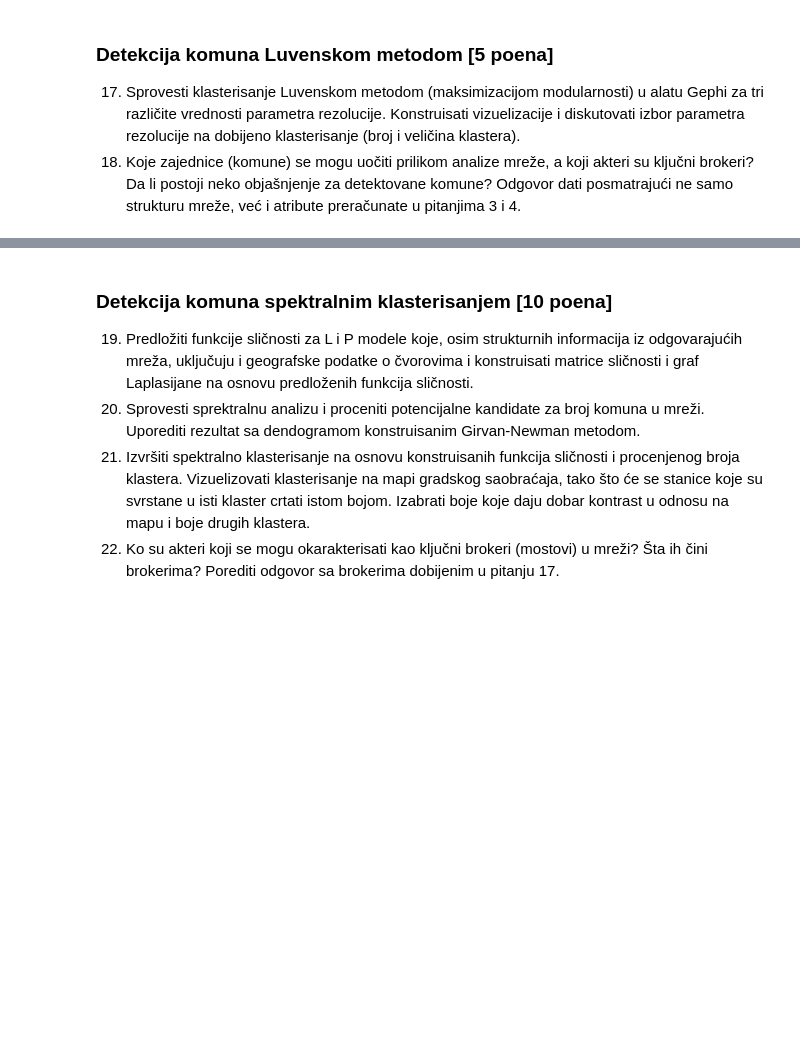
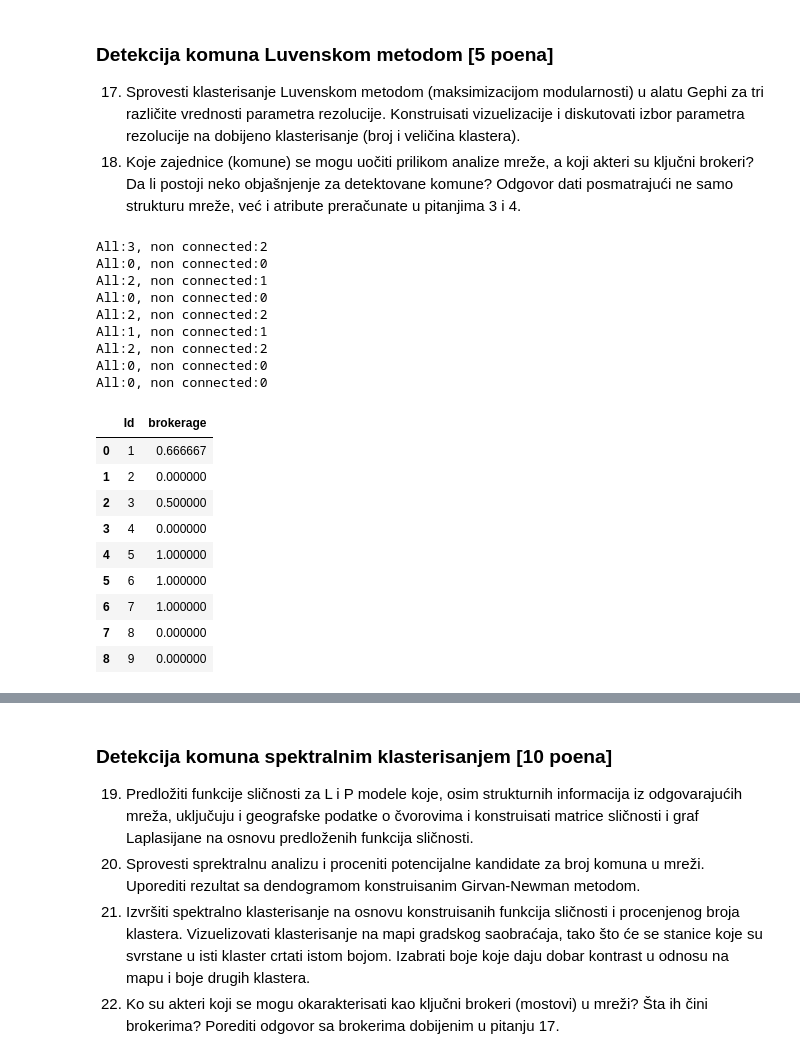
Before and after one commit to markods/BelgradeTransportNet, a Jupyter notebook: src/projekat.ipynb, the cells around one changed output, grey strips where cells are left out. Drawn from its saved outputs; the diff is of its cells as text; code cells hidden in the pictures; blank space fills up the shorter version.

Commit message:
Dodato racunanje brokera

```diff
--- a/src/projekat.ipynb
+++ b/src/projekat.ipynb
@@ -950,6 +950,50 @@ df_centralities_composite
 ### Detekcija komuna Luvenskom metodom [5 poena]
 17) Sprovesti klasterisanje Luvenskom metodom (maksimizacijom modularnosti) u alatu Gephi za tri različite vrednosti parametra rezolucije. Konstruisati vizuelizacije i diskutovati izbor parametra rezolucije na dobijeno klasterisanje (broj i veličina klastera).
 18) Koje zajednice (komune) se mogu uočiti prilikom analize mreže, a koji akteri su ključni brokeri? Da li postoji neko objašnjenje za detektovane komune? Odgovor dati posmatrajući ne samo strukturu mreže, već i atribute preračunate u pitanjima 3 i 4.
+# %%
+# Racunanje brokera
+# Relaciona centralnost je izracunata ranije i ne zavisi od podele
+def calculate_brokerage_for_node(G:nx.Graph, node, community_attribute):
+    ego_network = nx.ego_graph(G, node)
+    pairs_from_different_community = 0
+    non_connected_pairs_from_different_community = 0
+    for u, v in combinations(ego_network.nodes(), 2):
+        if u != node and v!= node:
+            if G.nodes[u][community_attribute] != G.nodes[v][community_attribute]:
+                pairs_from_different_community = pairs_from_different_community + 1
+                non_connected_pairs_from_different_community = non_connected_pairs_from_different_community + (1 if not G.has_edge(u, v) else 0)
+    print(f"All:{pairs_from_different_community}, non connected:{non_connected_pairs_from_different_community}")
+    return 0 if pairs_from_different_community == 0 else non_connected_pairs_from_different_community / pairs_from_different_community
+
+def calculate_brokerage_for_network(G:nx.Graph, community_attribute):
+    brokerage = {}
+    for node in G.nodes():
+        brokerage[node] = calculate_brokerage_for_node(G, node, community_attribute)
+    # return pd.DataFrame.from_dict(brokerage)
+    return pd.DataFrame.from_dict(brokerage, columns=["brokerage"], orient="index").reset_index().rename(columns={"index":"Id"})
+
+
+calculate_brokerage_for_network(G, "community")
+# %% [output]
+All:3, non connected:2
+All:0, non connected:0
+All:2, non connected:1
+All:0, non connected:0
+All:2, non connected:2
+All:1, non connected:1
+All:2, non connected:2
+All:0, non connected:0
+All:0, non connected:0
+|  | Id | brokerage |
+| 0 | 1 | 0.666667 |
+| 1 | 2 | 0.000000 |
+| 2 | 3 | 0.500000 |
+| 3 | 4 | 0.000000 |
+| 4 | 5 | 1.000000 |
+| 5 | 6 | 1.000000 |
+| 6 | 7 | 1.000000 |
+| 7 | 8 | 0.000000 |
+| 8 | 9 | 0.000000 |
 # %%
 # Dodaje se indeks cvorovima grafa kako bi mogla da se lakse napravi matrica
 # Output: id_to_order_map, order_to_id_map,
```
Also changed, not shown: 3 other files.
